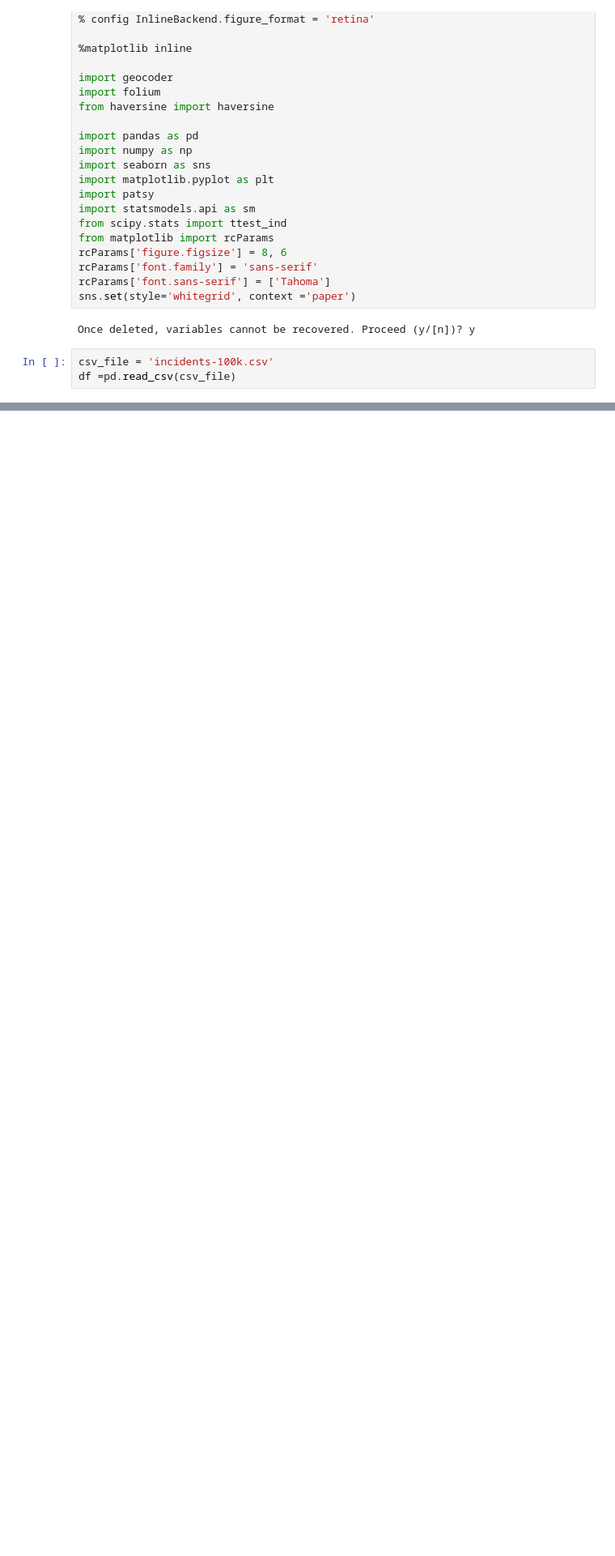
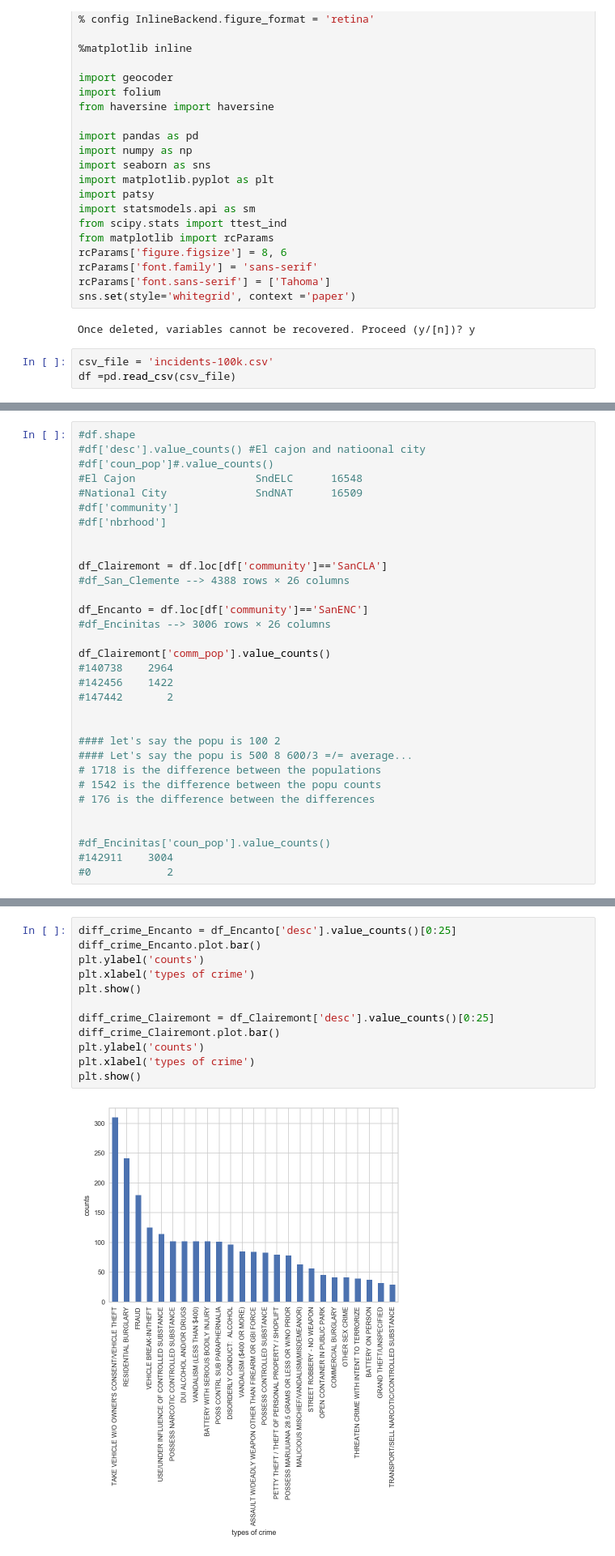
Before and after one commit to bringingjoy/crime_analysis_project, a Jupyter notebook: datasets/Visualizing our data.ipynb, the cells around one changed output, grey strips where cells are left out. Shown at 81% size. Cells and saved outputs as stored; diff of their text form; blank space fills up the shorter version.

Commit message:
Added more graphs and cloropleth map

```diff
--- a/datasets/Visualizing our data.ipynb
+++ b/datasets/Visualizing our data.ipynb
@@ -60,0 +55,32 @@ for i in range (1000):
+# %%
+#df.shape
+#df['desc'].value_counts() #El cajon and natioonal city
+#df['coun_pop']#.value_counts()
+#El Cajon                   SndELC      16548
+#National City              SndNAT      16509
+#df['community']
+#df['nbrhood']
+
+
+df_Clairemont = df.loc[df['community']=='SanCLA']
+#df_San_Clemente --> 4388 rows × 26 columns
+
+df_Encanto = df.loc[df['community']=='SanENC']
+#df_Encinitas --> 3006 rows × 26 columns
+
+df_Clairemont['comm_pop'].value_counts()
+#140738    2964
+#142456    1422
+#147442       2
+
+
+#### let's say the popu is 100 2
+#### Let's say the popu is 500 8 600/3 =/= average...
+# 1718 is the difference between the populations
+# 1542 is the difference between the popu counts
+# 176 is the difference between the differences
+
+
+#df_Encinitas['coun_pop'].value_counts()
+#142911    3004
+#0            2
@@ -60,0 +168,14 @@ for i in range (1000):
+# %%
+diff_crime_Encanto = df_Encanto['desc'].value_counts()[0:25]
+diff_crime_Encanto.plot.bar()
+plt.ylabel('counts')
+plt.xlabel('types of crime')
+plt.show()
+
+diff_crime_Clairemont = df_Clairemont['desc'].value_counts()[0:25]
+diff_crime_Clairemont.plot.bar()
+plt.ylabel('counts')
+plt.xlabel('types of crime')
+plt.show()
+# %% [output]
+[figure, added]
```
Also changed, not shown: parts of 26 cells of this notebook.
